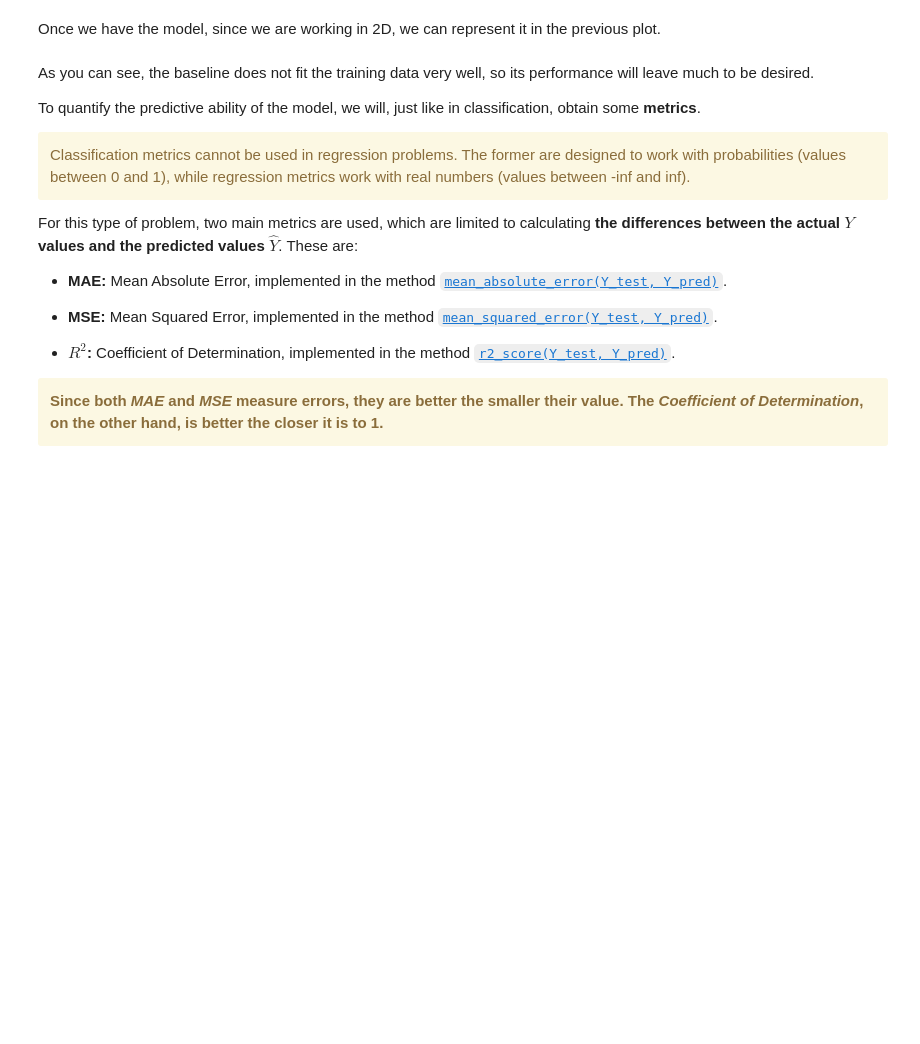
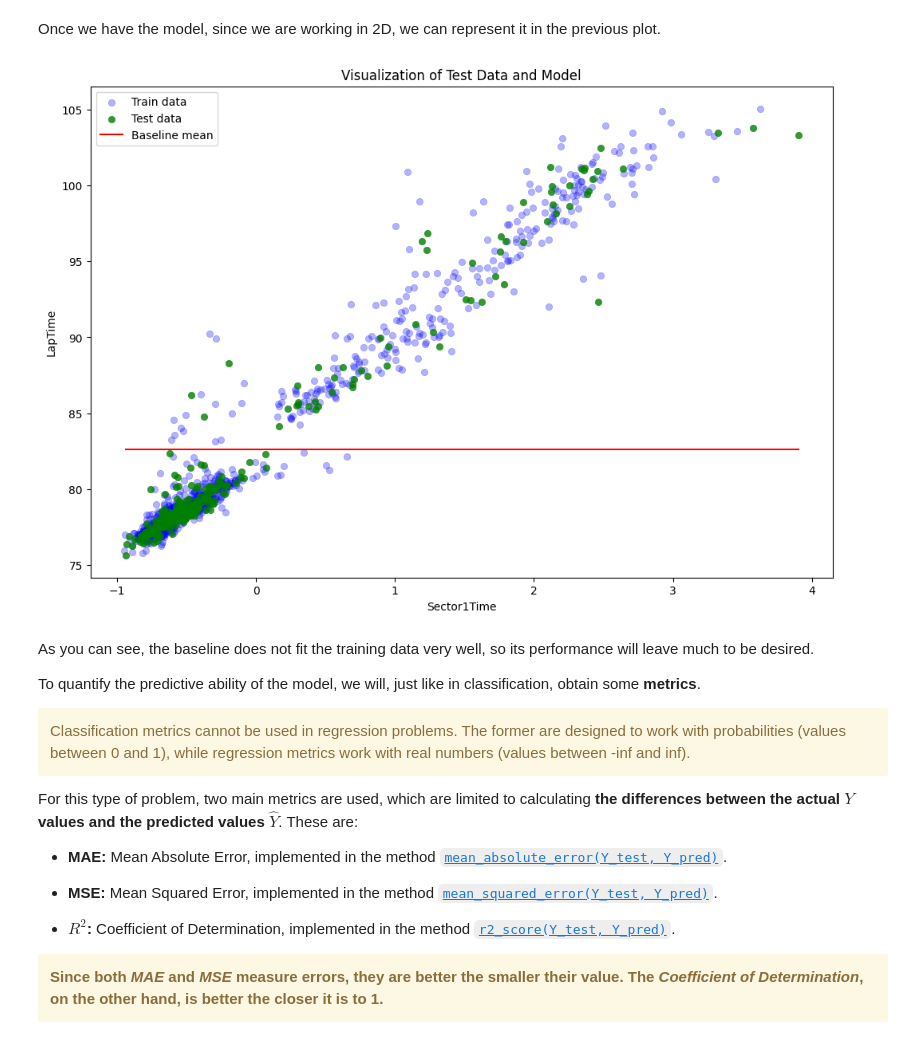
Before and after one commit to NigelXheri/Sistemas-Inteligentes, a Jupyter notebook: prácticas/Lab3/Lab3.2-Regression.ipynb, the cells around one changed output. Cells and saved outputs as stored; diff of their text form; code cells hidden in the pictures; blank space fills up the shorter version.

```diff
--- a/prácticas/Lab3/Lab3.2-Regression.ipynb
+++ b/prácticas/Lab3/Lab3.2-Regression.ipynb
@@ -87,0 +150,7 @@ The most commonly used is the `Mean` model, which simply always returns the mean
+# %%
+# Your code here
+from sklearn.dummy import DummyRegressor
+baseline_mean = DummyRegressor(strategy='mean')
+baseline_mean.fit(X_std, y_train)
+y_pred_mean = baseline_mean.predict(X_std_test)
+y_pred_mean
@@ -89,13 +176,15 @@ The most commonly used is the `Mean` model, which simply always returns the mean
 Once we have the model, since we are working in 2D, we can represent it in the previous plot.
 # %%
 plt.figure(figsize = (12,8))
-sns.scatterplot(x = X_train.flatten(), y = Y_train, color = ('blue', 0.3), edgecolors = None, label = 'Train data')
-sns.scatterplot(x = X_test.flatten(), y = Y_test, color = ('green', 0.8), edgecolors = None, label = 'Test data')
-plot = sns.lineplot(x = X_train.flatten(), y = baseline_media.predict(X_train), color = 'red', label = 'Baseline media')
+sns.scatterplot(x = X_std.squeeze(), y = y_train.squeeze(), color = ('blue', 0.3), edgecolors = None, label = 'Train data')
+sns.scatterplot(x = X_std_test.squeeze(), y = y_test.squeeze(), color = ('green', 0.8), edgecolors = None, label = 'Test data')
+plot = sns.lineplot(x = X_std_test.squeeze(), y = y_pred_mean, color = 'red', label = 'Baseline mean')
 plot.set_xlabel('Sector1Time')
 plot.set_ylabel('LapTime')
 plot.set_title('Visualization of Test Data and Model')
 plt.show()
+# %% [output]
+[figure, added]
 # %% [markdown]
 As you can see, the baseline does not fit the training data very well, so its performance will leave much to be desired.
 
```
Also changed, not shown: parts of 33 cells of this notebook, 1 other file.
